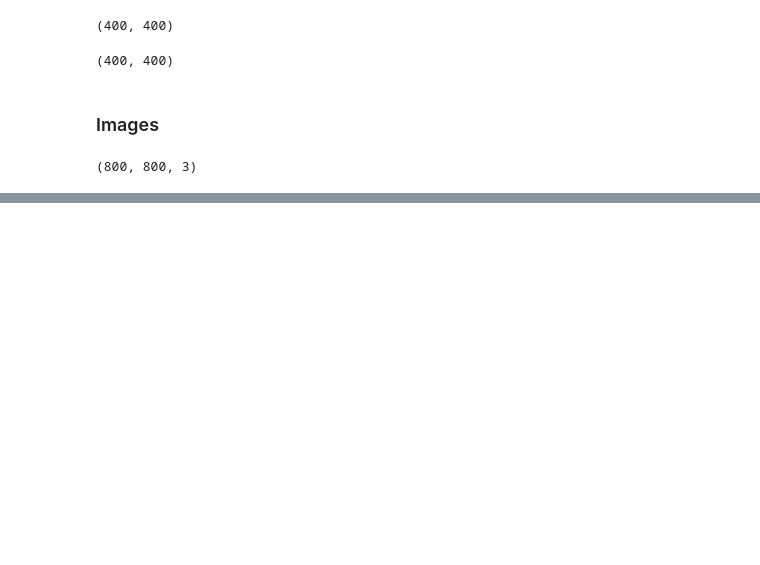
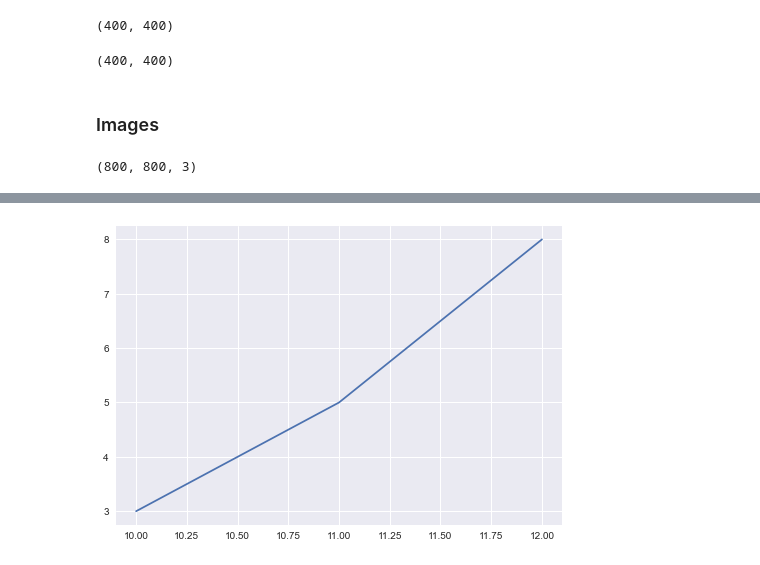
Before and after one commit to rishabhrathore055/DataScience, a Jupyter notebook: Data Visulization/Matplotlib/Matplotlib.ipynb, the cells around one changed output, grey strips where cells are left out. Saved outputs shown, nothing was run; the diff lists cells and outputs as text; code cells hidden in the pictures; blank space fills up the shorter version.

```diff
--- a/Data Visulization/Matplotlib/Matplotlib.ipynb
+++ b/Data Visulization/Matplotlib/Matplotlib.ipynb
@@ -364,3 +364,8 @@ plt.show()
 [figure]
 # %%
 plt.imsave('croped_image.jpeg',crop)
+# %%
+plt.plot([10,11,12],[3,5,8])
+plt.show()
+# %% [output]
+[figure, added]
```
Also changed, not shown: parts of 21 cells of this notebook, 2 other files.
